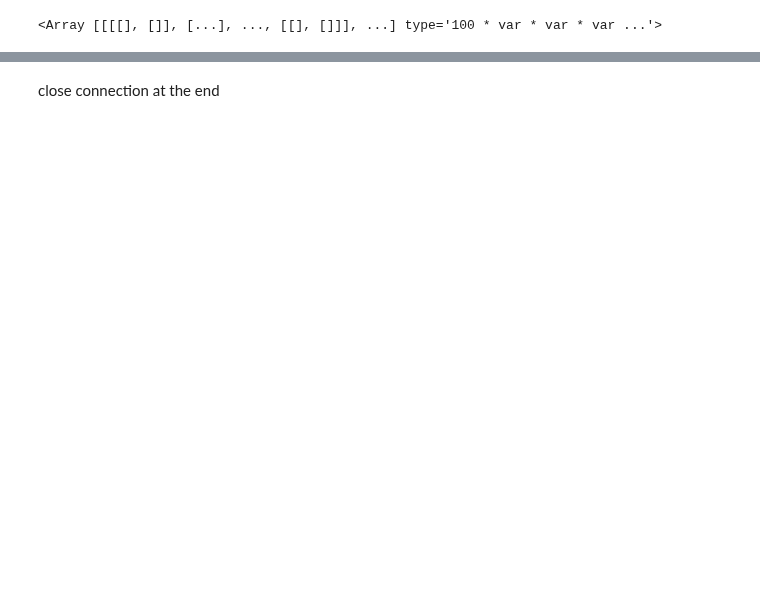
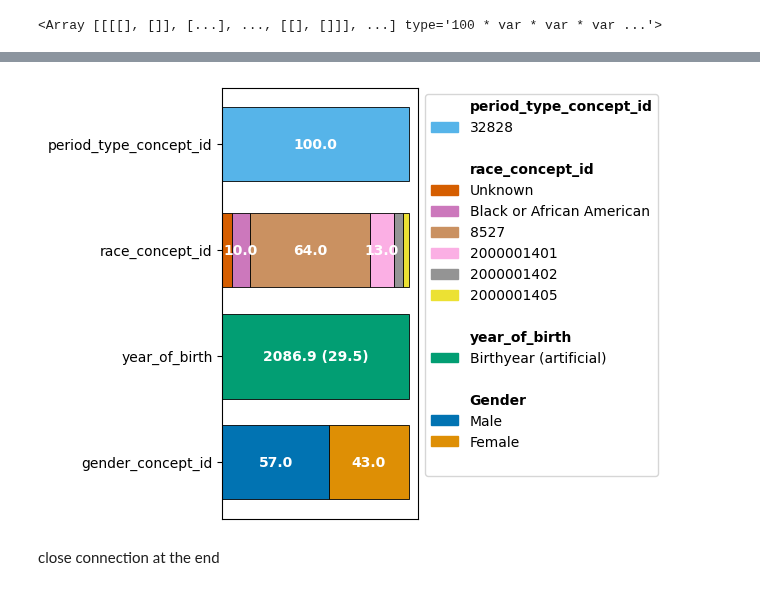
Before and after one commit to theislab/ehrdata, a Jupyter notebook: notebooks/mimic_iv_example.ipynb, the cells around one changed output, grey strips where cells are left out. Cells and saved outputs as stored; diff of their text form; code cells hidden in the pictures; blank space fills up the shorter version.

```diff
--- a/notebooks/mimic_iv_example.ipynb
+++ b/notebooks/mimic_iv_example.ipynb
@@ -51,3 +58,6 @@ ehrdata.io.extract_person(con).head()
 | 2 | -775517641933593374 | 8507 | 2149 | None | None | None | ... |
 | 3 | -2575767131279873665 | 8507 | 2050 | None | None | None | ... |
 | 4 | -8970844422700220177 | 8507 | 2114 | None | None | None | ... |
+# %%
+obs2 = ehrdata.io.extract_observation_period(con)
+obs2.head()
@@ -58,5 +76,4 @@ ts
 # %% [output]
 <Array [[[[], []], [...], ..., [[], []]], ...] type='100 * var * var * var ...'>
 # %%
-# TODO: continue here
-ehrdata.io.time_interval_table(ts)
+time_interval_table = ehrdata.io.time_interval_table(ts, obs2)
@@ -62,0 +86,5 @@ ehrdata.io.time_interval_table(ts)
+# %%
+edata = ad.AnnData(X=None, obs=obs2)
+edata.obsm["ts"] = ts
+edata.obsm["time_interval_table"] = np.array(time_interval_table)
+edata
@@ -63,3 +111,24 @@ ehrdata.io.time_interval_table(ts)
+# %%
+ct = ep.tl.CohortTracker(
+    edata,
+    columns=["gender_concept_id", "year_of_birth", "race_concept_id", "period_type_concept_id"],
+    categorical=["gender_concept_id", "race_concept_id", "period_type_concept_id"],
+)
+
+ct(edata)
+
+ct.plot_cohort_barplot(
+    legend_labels={
+        0: "Unknown",
+        8516: "Black or African American",
+        "year_of_birth": "Birthyear (artificial)",
+        8507: "Male",
+        8532: "Female",
+    },
+    legend_subtitles_names={"gender_concept_id": "Gender"},
+)
+# %% [output]
+[figure, added]
 # %% [markdown]
 close connection at the end
 # %%
```
Also changed, not shown: parts of 9 cells of this notebook, 6 other files.
